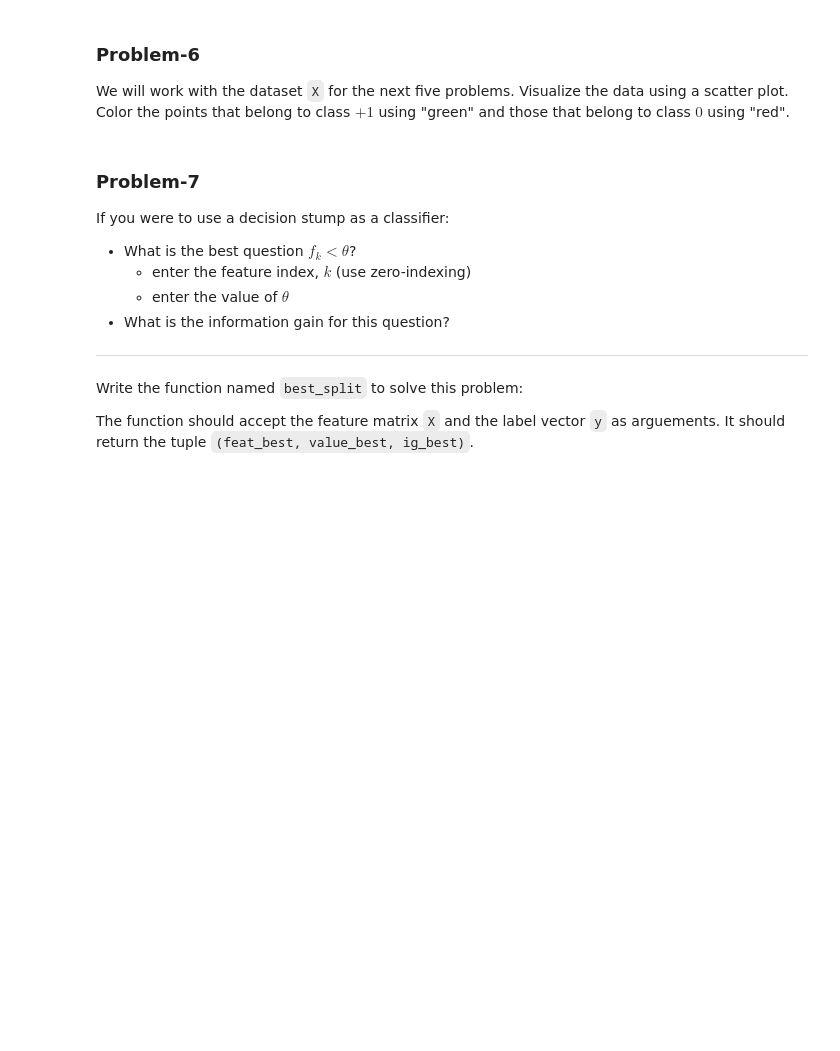
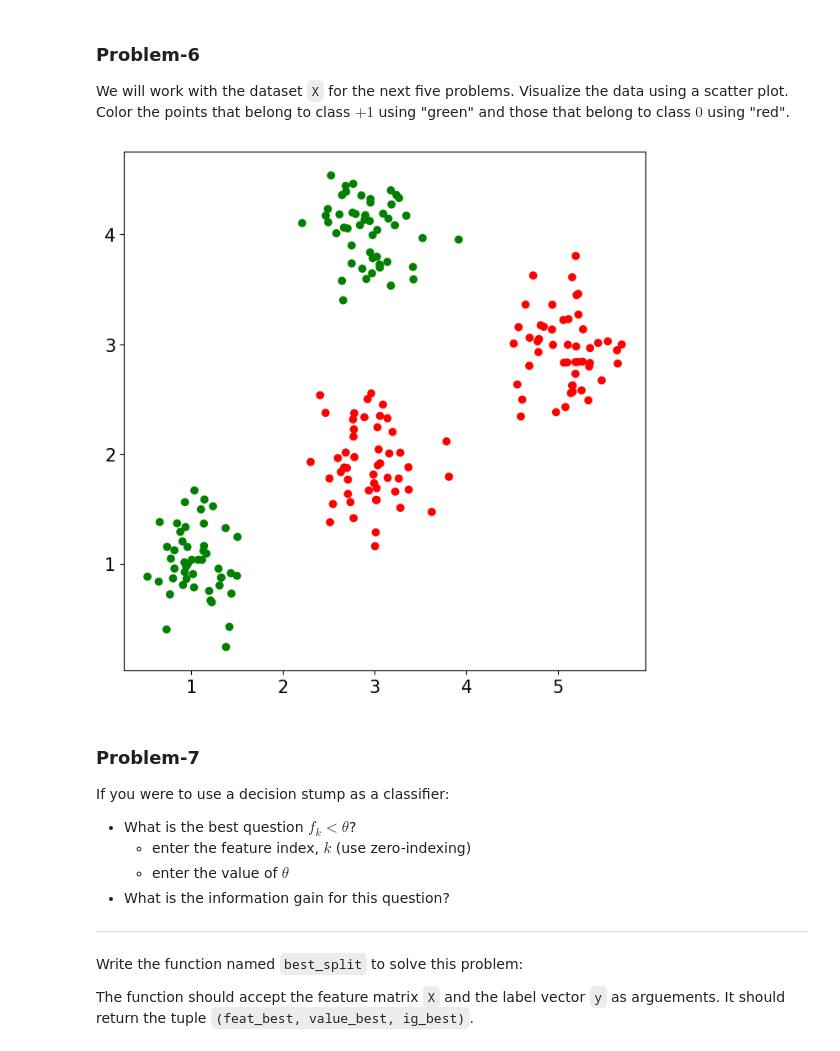
Before and after one commit to shiva-learns/Machine-Learning, a Jupyter notebook: Supervised Learning/Classification/KNN_DecisionTree/Week_7_Assessment.ipynb, the cells around one changed output. Drawn from its saved outputs; the diff is of its cells as text; code cells hidden in the pictures; blank space fills up the shorter version.

```diff
--- a/Supervised Learning/Classification/KNN_DecisionTree/Week_7_Assessment.ipynb
+++ b/Supervised Learning/Classification/KNN_DecisionTree/Week_7_Assessment.ipynb
@@ -178,3 +176,10 @@ y = np.int64(np.concatenate((y1, y2, y3, y4)))
+# %%
+### Solution ###
+colors = ['green' if x==1 else 'red' for x in y]
+plt.scatter(X[:,0],X[:,1],c=colors)
+plt.show()
+# %% [output]
+[figure, added]
 # %% [markdown]
 ### Problem-7
 
```
Also changed, not shown: parts of 8 cells of this notebook.
